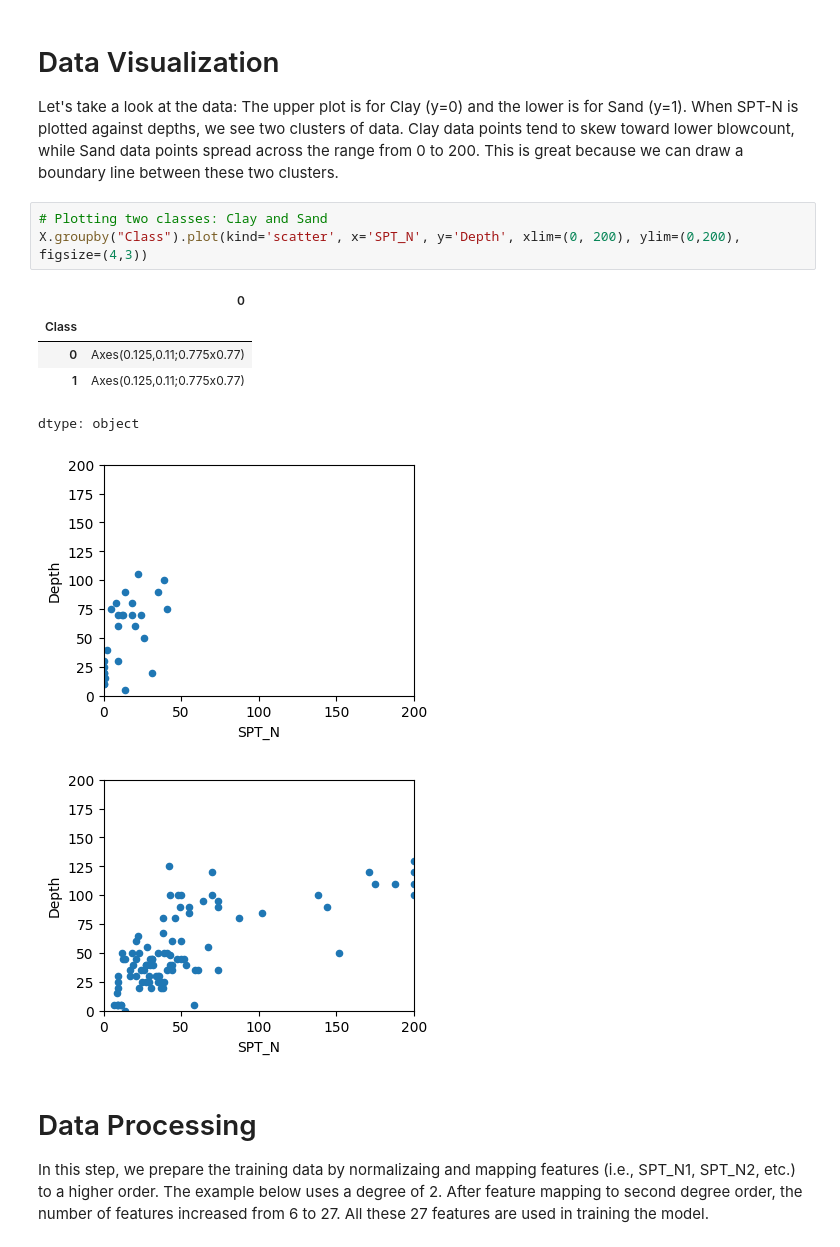
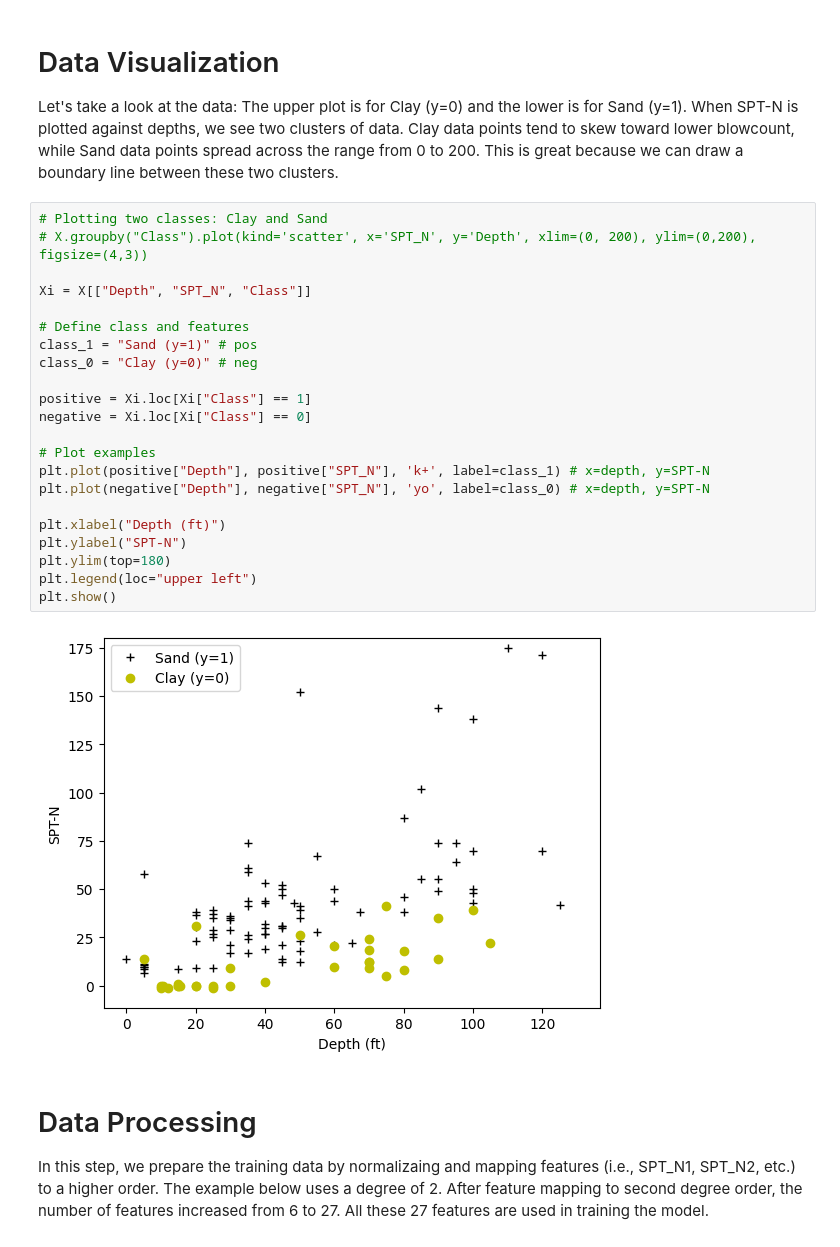
Before and after one commit to liangchow/soil-type-predictions, a Jupyter notebook: soil_type_class.ipynb, the cells around one changed output. Drawn from its saved outputs; the diff is of its cells as text.

```diff
--- a/soil_type_class.ipynb
+++ b/soil_type_class.ipynb
@@ -144,17 +138,30 @@ X
 # %% [markdown]
 # Data Visualization
 Let's take a look at the data: The upper plot is for Clay (y=0) and the lower is for Sand (y=1). When SPT-N is plotted against depths, we see two clusters of data. Clay data points tend to skew toward lower blowcount, while Sand data points spread across the range from 0 to 200. This is great because we can draw a boundary line between these two clusters.
-# %%
-# Plotting two classes: Clay and Sand
-X.groupby("Class").plot(kind='scatter', x='SPT_N', y='Depth', xlim=(0, 200), ylim=(0,200), figsize=(4,3))
-# %% [output]
-|  | 0 |
-| Class |  |
-| 0 | Axes(0.125,0.11;0.775x0.77) |
-| 1 | Axes(0.125,0.11;0.775x0.77) |
-dtype: object
-[figure, removed]
-[figure, removed]
+# %%
+# Plotting two classes: Clay and Sand
+# X.groupby("Class").plot(kind='scatter', x='SPT_N', y='Depth', xlim=(0, 200), ylim=(0,200), figsize=(4,3))
+
+Xi = X[["Depth", "SPT_N", "Class"]]
+
+# Define class and features
+class_1 = "Sand (y=1)" # pos
+class_0 = "Clay (y=0)" # neg
+
+positive = Xi.loc[Xi["Class"] == 1]
+negative = Xi.loc[Xi["Class"] == 0]
+
+# Plot examples
+plt.plot(positive["Depth"], positive["SPT_N"], 'k+', label=class_1) # x=depth, y=SPT-N
+plt.plot(negative["Depth"], negative["SPT_N"], 'yo', label=class_0) # x=depth, y=SPT-N
+
+plt.xlabel("Depth (ft)")
+plt.ylabel("SPT-N")
+plt.ylim(top=180)
+plt.legend(loc="upper left")
+plt.show()
+# %% [output]
+[figure, added]
 # %% [markdown]
 # Data Processing
 In this step, we prepare the training data by normalizaing and mapping features (i.e., SPT_N1, SPT_N2, etc.) to a higher order. The example below uses a degree of 2. After feature mapping to second degree order, the number of features increased from 6 to 27. All these 27 features are used in training the model.
```
Also changed, not shown: parts of 1 cell of this notebook.
